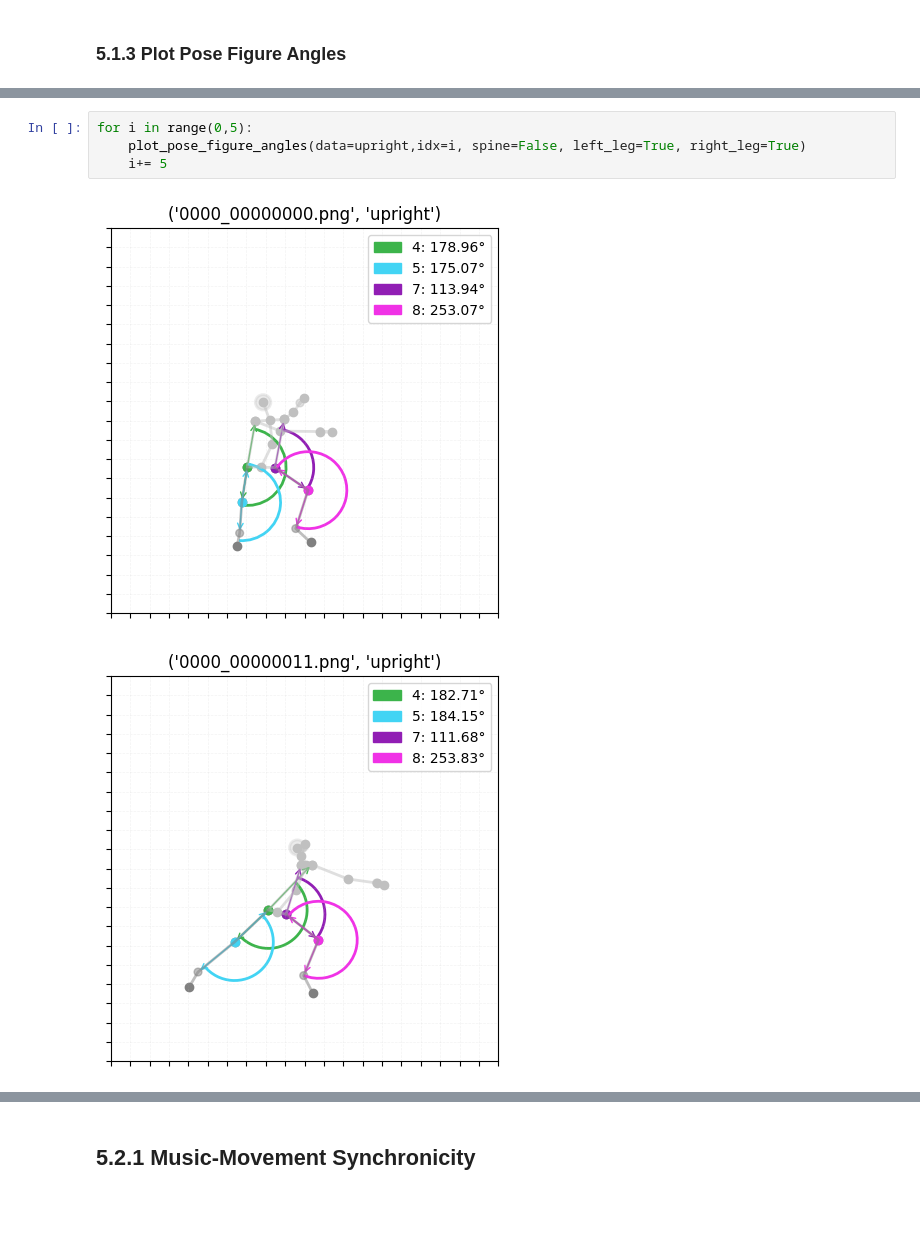
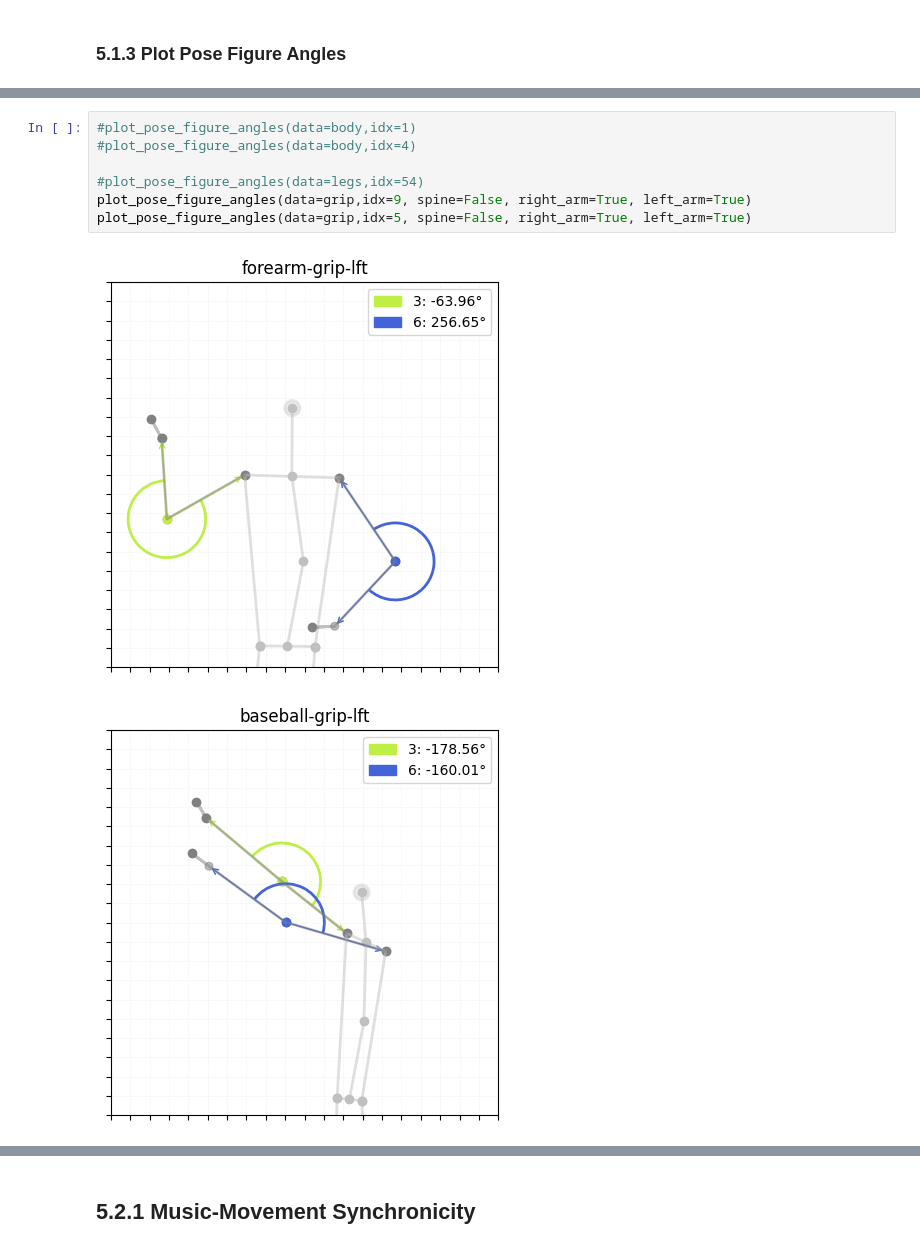
Before and after one commit to kayesokua/poledance.xyz, a Jupyter notebook: docs/5-0_data_visualizations.ipynb, the cells around one changed output, grey strips where cells are left out. Drawn from its saved outputs; the diff is of its cells as text; blank space fills up the shorter version.

```diff
--- a/docs/5-0_data_visualizations.ipynb
+++ b/docs/5-0_data_visualizations.ipynb
@@ -544,7 +553,10 @@ plot_pose_figure_angles(data=tricks,idx=100, spine=False, left_leg=True)
 # %%
-for i in range(0,5):
-    plot_pose_figure_angles(data=upright,idx=i, spine=False, left_leg=True, right_leg=True)
-    i+= 5
+#plot_pose_figure_angles(data=body,idx=1)
+#plot_pose_figure_angles(data=body,idx=4)
+
+#plot_pose_figure_angles(data=legs,idx=54)
+plot_pose_figure_angles(data=grip,idx=9, spine=False, right_arm=True, left_arm=True)
+plot_pose_figure_angles(data=grip,idx=5, spine=False, right_arm=True, left_arm=True)
 # %% [output]
-[figure, old version]
+[figure, new version]
-[figure, old version]
+[figure, new version]
```
Also changed, not shown: parts of 4 cells of this notebook, 25 other files.
